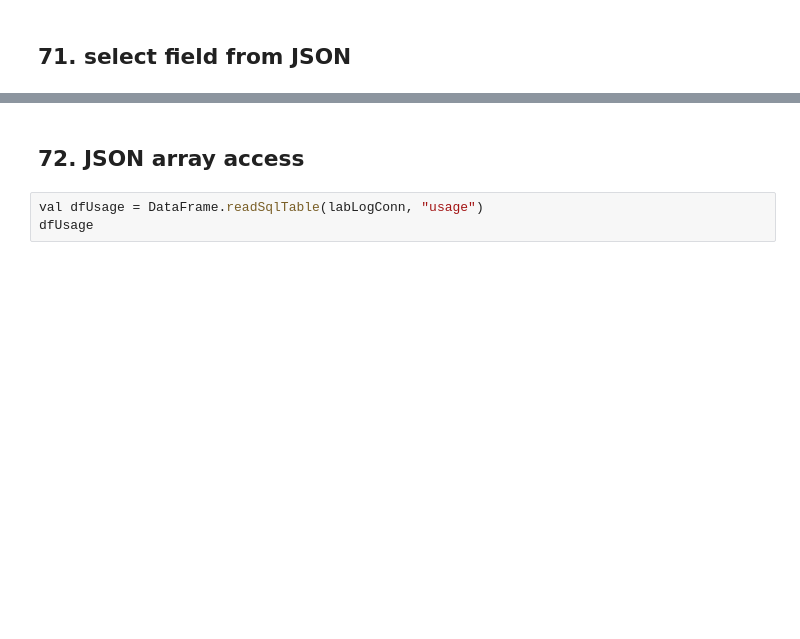
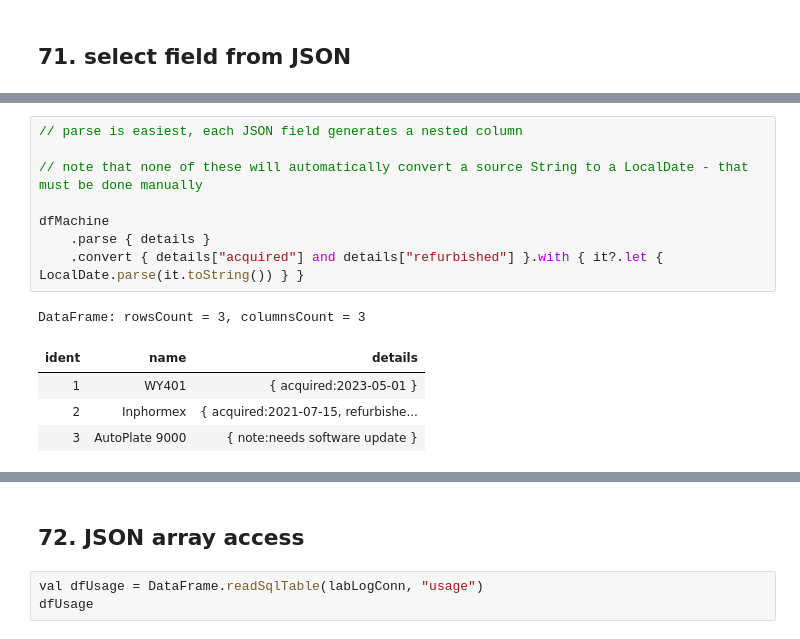
Before and after one commit to 2x2xplz/Dataframe100Examples, a Jupyter notebook: Dataframe100Examples.ipynb, the cells around one changed output, grey strips where cells are left out. Drawn from its saved outputs; the diff is of its cells as text; blank space fills up the shorter version.

Commit message:
updated null examples and json functions

```diff
--- a/Dataframe100Examples.ipynb
+++ b/Dataframe100Examples.ipynb
@@ -2112,0 +2116,14 @@ DataFrame: rowsCount = 3, columnsCount = 12
+# %%
+// parse is easiest, each JSON field generates a nested column
+
+// note that none of these will automatically convert a source String to a LocalDate - that must be done manually
+
+dfMachine
+    .parse { details }
+    .convert { details["acquired"] and details["refurbished"] }.with { it?.let { LocalDate.parse(it.toString()) } }
+# %% [output]
+DataFrame: rowsCount = 3, columnsCount = 3
+| ident | name | details |
+| 1 | WY401 | { acquired:2023-05-01 } |
+| 2 | Inphormex | { acquired:2021-07-15, refurbishe... |
+| 3 | AutoPlate 9000 | { note:needs software update } |
```
Also changed, not shown: parts of 25 cells of this notebook, 1 other file.
